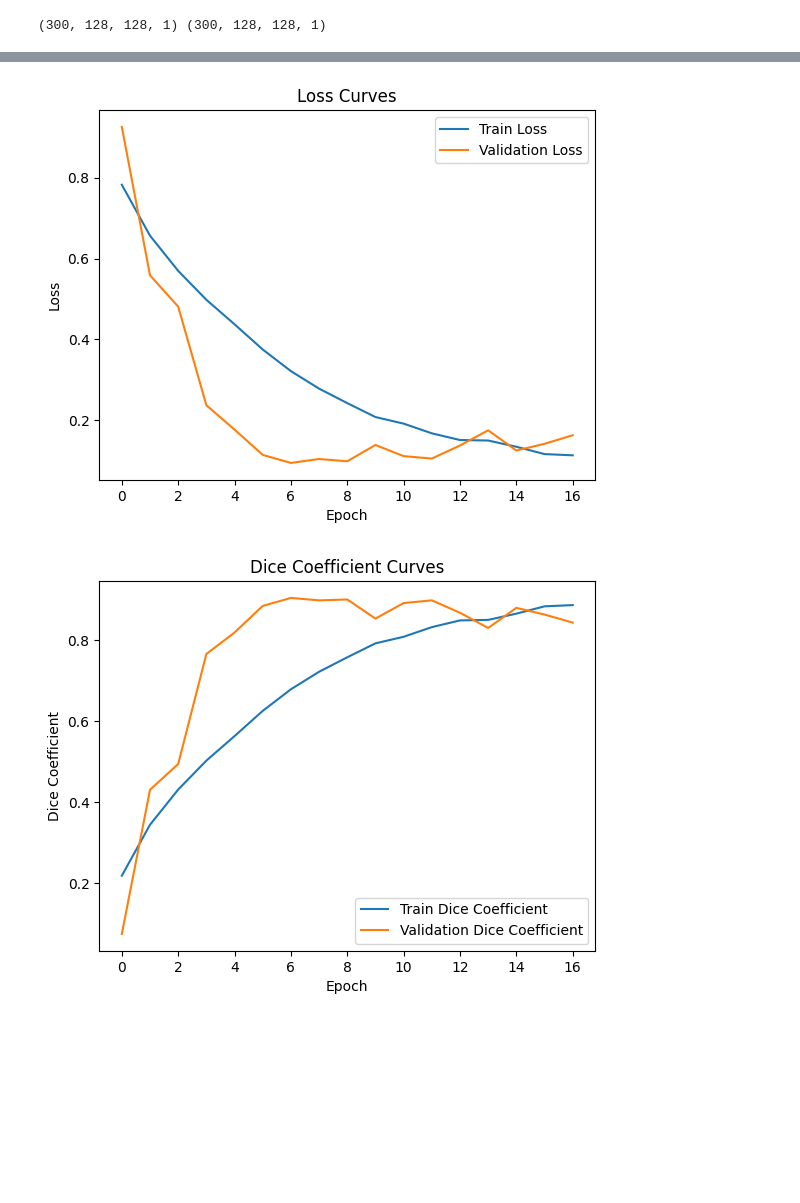
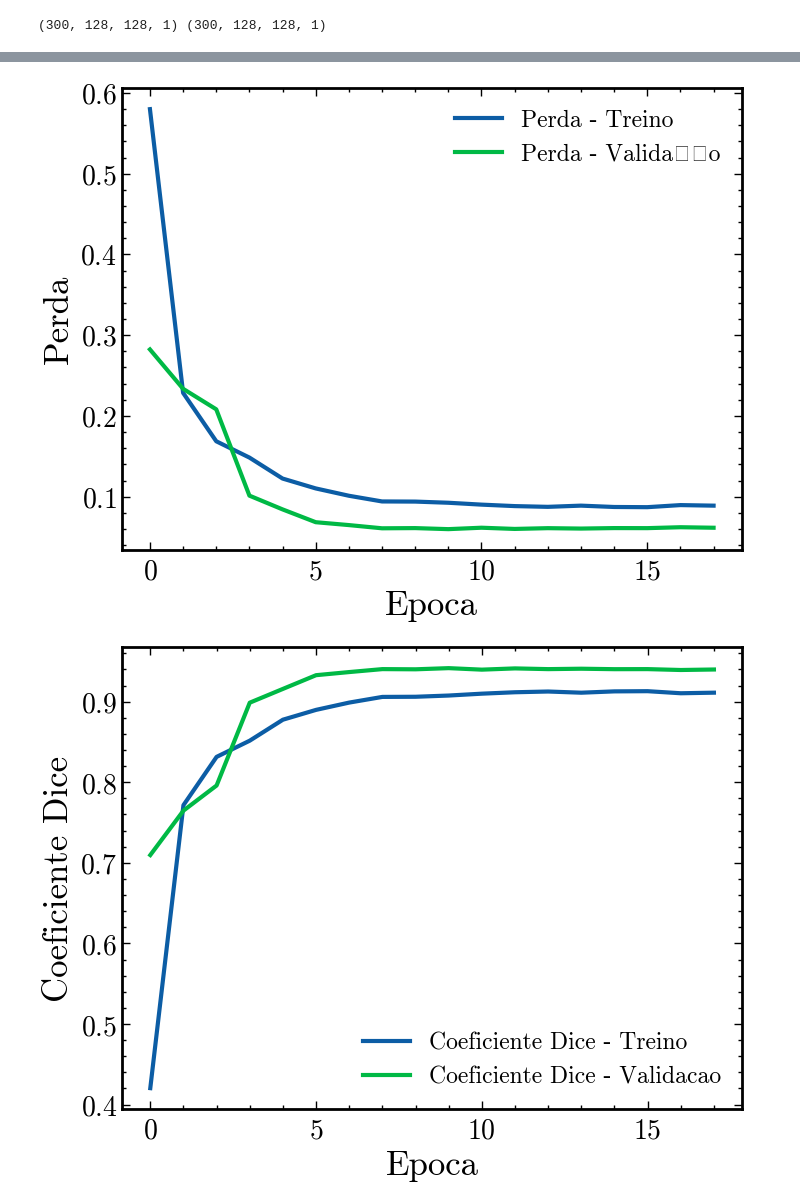
Before and after one commit to walacevale/Portfolio, a Jupyter notebook: Cell_Segmentation/src/create_model(home).ipynb, the cells around one changed output, grey strips where cells are left out. Saved outputs shown, nothing was run; the diff lists cells and outputs as text; code cells hidden in the pictures; blank space fills up the shorter version.

```diff
--- a/Cell_Segmentation/src/create_model(home).ipynb
+++ b/Cell_Segmentation/src/create_model(home).ipynb
@@ -5,8 +5,10 @@ import matplotlib.pyplot as plt
 from tensorflow.keras.preprocessing.image import ImageDataGenerator
 from tensorflow.keras.optimizers import Adam, SGD, RMSprop, Adagrad
 from tensorflow.keras.callbacks import ReduceLROnPlateau, EarlyStopping
+from tensorflow.keras import mixed_precision
 
-from tensorflow.keras import mixed_precision
+plt.style.use('Style_graph.mplstyle')
+plt.rcParams['text.usetex'] = False
 
 policy = mixed_precision.Policy('float32')
 mixed_precision.set_global_policy(policy)
@@ -59,16 +61,12 @@ image_generator = image_datagen.flow(
     x_train.astype('float32'),
     batch_size=batch_size,
     seed=42,
-    shuffle=False
+    shuffle=True
 )
 
 mask_generator = mask_datagen.flow(
     y_train.astype('float32'),
     batch_size=batch_size,
     seed=42,
-    shuffle=False
+    shuffle=True
 )
-
-# Combine os geradores em um único gerador que fornece tuples de (imagem, máscara)
-train_generator = zip(image_generator, mask_generator)
-validation_data = (x_test, y_test)
@@ -109,12 +116,12 @@ model.compile(optimizer = Adam(learning_rate=1e-4), loss = dice_loss, metrics=[d
 # %%
 early_stopping = EarlyStopping(
     monitor='val_dice_coefficient',
-    patience = 10,
+    patience = 8,
     mode='max',
     restore_best_weights=True
 )
 reduce_lr = ReduceLROnPlateau(
     monitor='val_dice_coefficient',
     factor=0.1,
-    patience=10,
+    patience=5,
     min_lr=1e-6)
@@ -143,7 +132,7 @@ history = model.fit(
           steps_per_epoch=steps_per_epoch,
           validation_data= validation_data,
           epochs= 200,
-          callbacks=[early_stopping]
+          callbacks=[early_stopping, reduce_lr]
           )
 # %% [output]
 Epoch 1/200
@@ -166,22 +155,24 @@ Epoch 17/200
 # %%
-# Plotar a perda de treinamento e validação
-plt.plot(history.history['loss'], label='Train Loss')
-plt.plot(history.history['val_loss'], label='Validation Loss')
-plt.title('Loss Curves')
-plt.xlabel('Epoch')
-plt.ylabel('Loss')
+
+
+
+plt.plot(history.history['loss'], label='Perda - Treino')
+plt.plot(history.history['val_loss'], label='Perda - Validação')
+
+plt.xlabel('Epoca')
+plt.ylabel('Perda')
 plt.legend()
 plt.show()
 
-# Plotar a métrica de treinamento e validação (ex: dice_coefficient)
-plt.plot(history.history['dice_coefficient'], label='Train Dice Coefficient')
-plt.plot(history.history['val_dice_coefficient'], label='Validation Dice Coefficient')
-plt.title('Dice Coefficient Curves')
-plt.xlabel('Epoch')
-plt.ylabel('Dice Coefficient')
+
+
+plt.plot(history.history['dice_coefficient'], label='Coeficiente Dice - Treino')
+plt.plot(history.history['val_dice_coefficient'], label='Coeficiente Dice - Validacao')
+plt.xlabel('Epoca')
+plt.ylabel('Coeficiente Dice')
 plt.legend()
 plt.show()
 # %% [output]
-[figure, old version]
+[figure, new version]
-[figure, old version]
+[figure, new version]
 # %%
```
Also changed, not shown: parts of 10 cells of this notebook, 8 other files.
